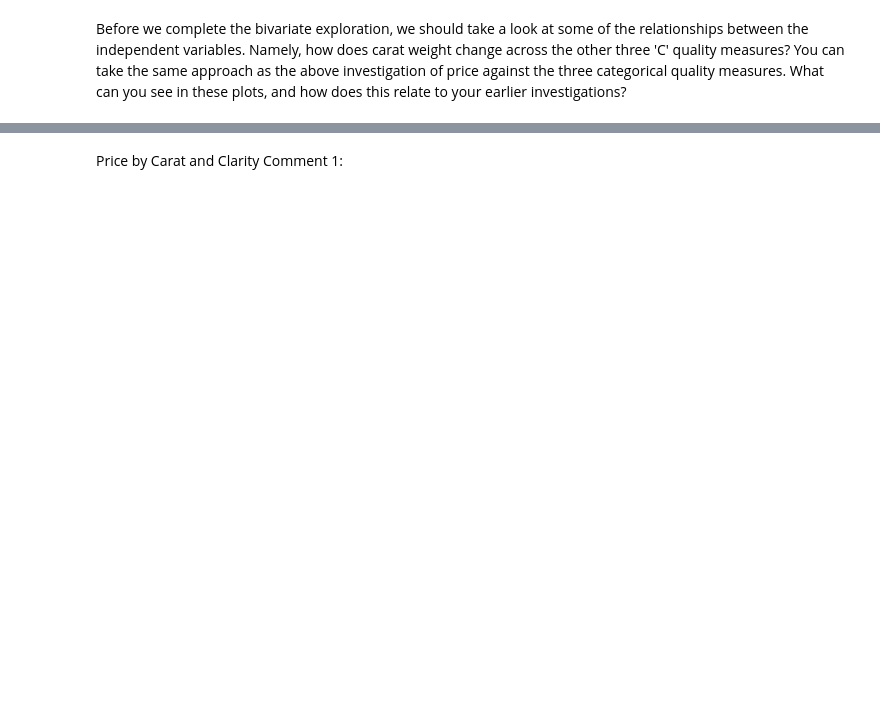
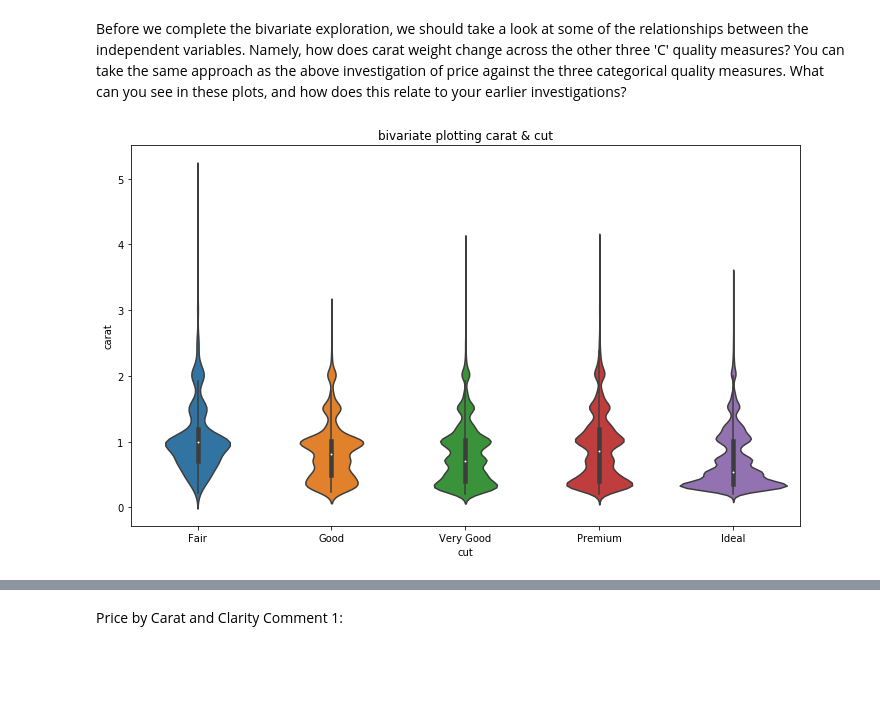
Before and after one commit to deutschkihun/Data-Analysis, a Jupyter notebook: Project 4/Visualization case study.ipynb, the cells around one changed output, grey strips where cells are left out. Cells and saved outputs as stored; diff of their text form; code cells hidden in the pictures; blank space fills up the shorter version.

```diff
--- a/Project 4/Visualization case study.ipynb
+++ b/Project 4/Visualization case study.ipynb
@@ -235,3 +253,8 @@ Price vs. Categorical comment 2: <span style="color:white">With a violin plot, y
 Before we complete the bivariate exploration, we should take a look at some of the relationships between the independent variables. Namely, how does carat weight change across the other three 'C' quality measures? You can take the same approach as the above investigation of price against the three categorical quality measures. What can you see in these plots, and how does this relate to your earlier investigations?
 # %%
 # bivariate plots of carat vs. cut, color, clarity
+plt.subplots(figsize=(12,7))
+sns.violinplot(data=diamonds,x='cut',y='carat')
+plt.title('bivariate plotting carat & cut');
+# %% [output]
+[figure, added]
```
Also changed, not shown: parts of 19 cells of this notebook.
